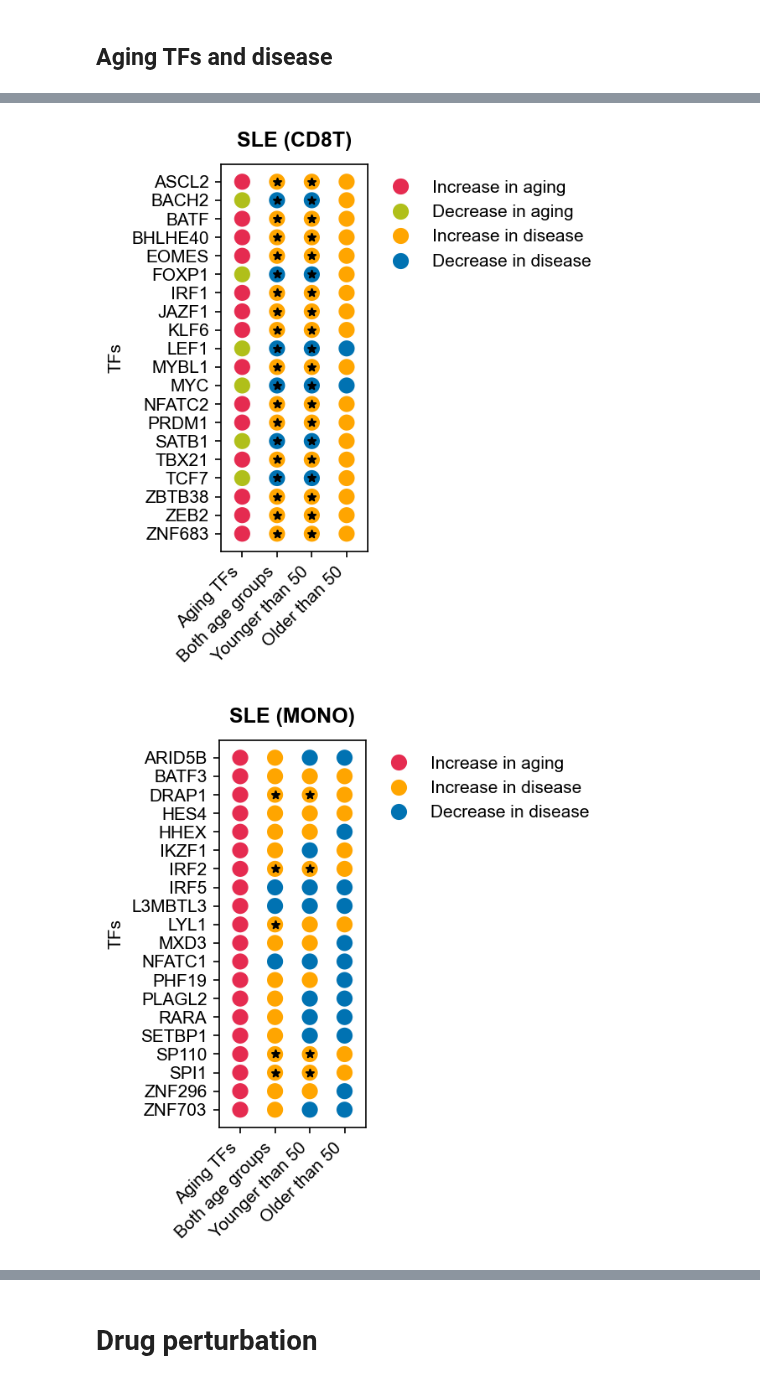
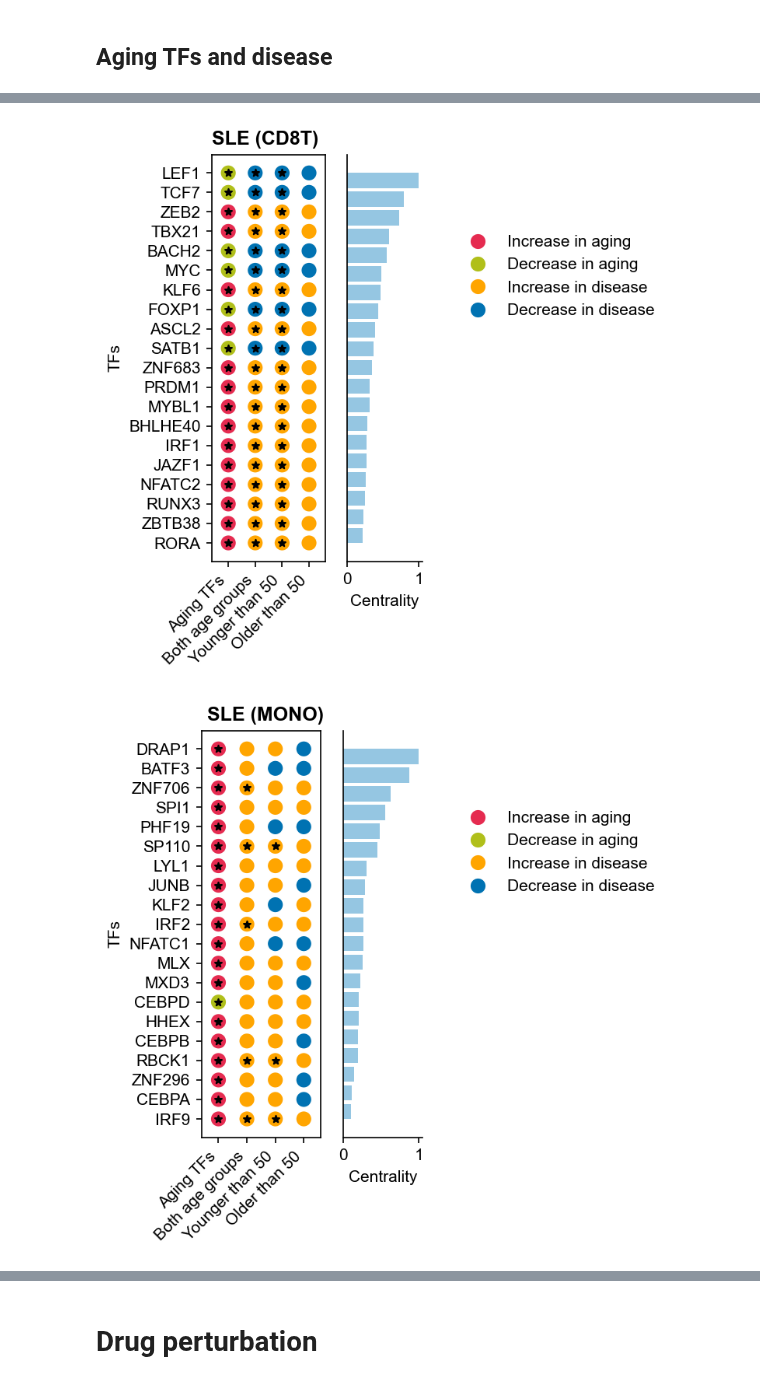
Before and after one commit to janursa/HIRA, a Jupyter notebook: notebooks/tf_activity.ipynb, the cells around one changed output, grey strips where cells are left out. Saved outputs shown, nothing was run; the diff lists cells and outputs as text; code cells hidden in the pictures.

```diff
--- a/notebooks/tf_activity.ipynb
+++ b/notebooks/tf_activity.ipynb
@@ -190,7 +138,0 @@ nets = pd.read_csv(f'{save_dir}/sig_nets/sig_nets_{type}_{race}.csv')
-# %%
-from ciim.src.tf_activity.plots import plot_net_degrees
-
-for cell_type in ['CD8T']:
-    net = nets[nets['cell_type'] == cell_type]
-    plot_net_degrees(net)
-    plt.suptitle(f'{cell_type}', fontsize=12, y=1.05, fontweight='bold')
@@ -683,8 +624,13 @@ Text(0.5, 1.1, 'Male')
 from ciim.src.tf_activity.helper import wrapper_tf_activity, wrapper_gene_expression, wrapper_association_with_age_condition
 type = 'bulk'
 test_type= 'unpaired' #'mixed-effect'
-dataset = 'Covid_50MHH' #'SLE_European' Covid_50MHH
+dataset = 'SLE_European' #'SLE_European' Covid_50MHH
 feature_type= 'tf_activity' #'tf_activity' gene_expression
+
+if dataset == 'SLE_European':
+    disease_name = 'SLE'
+else:
+    disease_name = 'COVID 19'
 
 disease_name = dataset.split('_')[0]
 if True:
@@ -849,70 +729,62 @@ wrapper_disease_aging_overlap(stats_disease_sig, aging_stats_sig, age_group=age_
 # %%
-
+from ciim.src.tf_activity.plots import plot_analysis_and_centrality
+from ciim.src.common import palette_trend, palette_disease_effect, surrogate_names
+palette_all = {**palette_trend, **palette_disease_effect}
 top_aging_tfs = 20
 age_groups = stats_disease['age_group'].unique()
 
 
-palette_all = {**palette_trend, **palette_disease_effect}
 stats_disease['dataset'] = stats_disease['dataset'].apply(lambda name: surrogate_names.get(name, name))
 
 for cell_type in ['CD8T', 'MONO']:
     # --- Aging TFs ---
     aging_df = aging_stats_sig[aging_stats_sig['cell_type'] == cell_type]
-    net = get_consensus_net(datasets_all, cell_type, min_degree=3)
+    net = get_consensus_net(datasets_all, cell_type)
     c_df = net.groupby('source').size().reset_index(name='degree')
     aging_df = aging_df.merge(c_df, left_on='tf', right_on='source', how='left')[['tf', 'slope', 'degree']]
+    aging_df['degree'] = aging_df['degree'].div(aging_df['degree'].max())  # Normalize degree
     aging_df['trend'] = ['Increase in aging' if x > 0 else 'Decrease in aging' for x in aging_df['slope']]
     aging_df['analysis'] = 'Aging TFs'
 
     # --- Disease TFs ---
     stats_store = []
-    for age_group in stats_disease['age_group'].unique():
+    for age_group in age_groups:
         stats_d = stats_disease[
             (stats_disease['age_group'] == age_group) &
             (stats_disease['cell_type'] == cell_type) &
             (~stats_disease['slope_condition'].isna())
         ].copy()
         stats_d = stats_d[['tf', 'cell_type', 'slope_condition', 'p_value_adj']].drop_duplicates()
         stats_d['analysis'] = age_group
         stats_d['trend'] = ['Increase in disease' if x > 0 else 'Decrease in disease' for x in stats_d['slope_condition']]
         stats_store.append(stats_d)
 
-    stats_a = pd.concat(stats_store)
-    stats_a['analysis'] = stats_a['analysis'].astype(pd.CategoricalDtype(categories=age_groups, ordered=True))
+    stats_condition = pd.concat(stats_store)
+    stats_condition['analysis'] = stats_condition['analysis'].astype(pd.CategoricalDtype(categories=age_groups, ordered=True))
 
-    # --- Restrict to TFs in both aging and disease before top-N ---
-    common_tfs = set(aging_df['tf']) & set(stats_a['tf'])
+    # --- Restrict to overlapping TFs ---
+    common_tfs = set(aging_df['tf']) & set(stats_condition['tf'])
     aging_df = aging_df[aging_df['tf'].isin(common_tfs)]
 
+
+    # Order TFs by degree (descending: top = most central)
     top_tfs = aging_df.sort_values('degree', ascending=False).head(top_aging_tfs)['tf'].unique()
+    tf_order = list(top_tfs)  # already in correct top-to-bottom order
 
     # --- Combine and filter ---
-    stats_combined = pd.concat([aging_df, stats_a])
-    df = stats_combined[stats_combined['tf'].isin(top_tfs)]
-
-    # --- Plot ---
-    fig, ax = plt.subplots(1, 1, figsize=(1.5, len(top_tfs) * 0.2))
-    sns.scatterplot(data=df, x='analysis', y='tf', hue='trend', ax=ax, palette=palette_all, s=100)
-
-    # Overlay black stars for significant TFs
-    sig_df = df[df.get('p_value_adj', 1.0) < 0.05]
-    ax.scatter(sig_df['analysis'], sig_df['tf'], color='black', marker='*', s=20, zorder=10)
-
-    # Handle missing x-axis categories
-    missing = set(age_groups) - set(df['analysis'].unique())
-    for cat in missing:
-        ax.scatter(cat, df['tf'].iloc[0], color='white', alpha=0)
-
-    ax.margins(x=.2, y=.05 if len(top_tfs) > 10 else 0.2)
-    ax.set_xticklabels(ax.get_xticklabels(), rotation=45, ha="right")
-    ax.set_xlabel('')
-    ax.set_ylabel('TFs')
-    plt.legend(loc='upper left', bbox_to_anchor=(1, 1), frameon=False)
-    plt.title(f'{disease_name} ({cell_type})', pad=10, weight='bold')
+    aging_df = aging_df[aging_df['tf'].isin(top_tfs)]
+    stats_combined = pd.concat([aging_df, stats_condition])
+    df = stats_combined[stats_combined['tf'].isin(top_tfs)].copy()
+    # Set TF categorical order
+    df['tf'] = pd.Categorical(df['tf'], categories=tf_order, ordered=True)
+    plot_analysis_and_centrality(df, all_groups=age_groups,  figsize=(3, 5), palette_all=palette_all)
+    # - Title and save
+    plt.suptitle(f'{disease_name} ({cell_type})', y=.95, weight='bold')
+    plt.tight_layout()
     plt.savefig(f'{plots_dir}/aging_{disease_name}_overlap_{cell_type}.png', bbox_inches='tight', dpi=300)
 # %% [output]
-[figure, old version]
+[figure, new version]
-[figure, old version]
+[figure, new version]
 # %%
 from ciim.src.tf_activity.plots import heatplot_age_trend
 from collections import defaultdict
```
Also changed, not shown: parts of 51 cells of this notebook, 16 other files.
